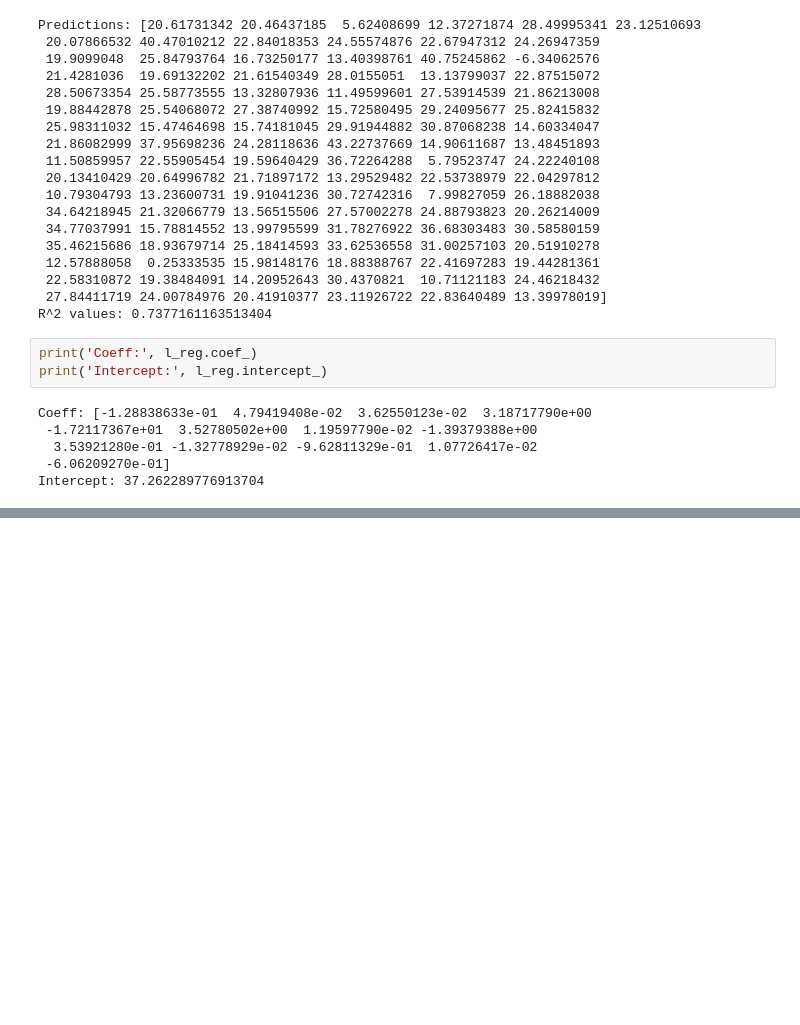
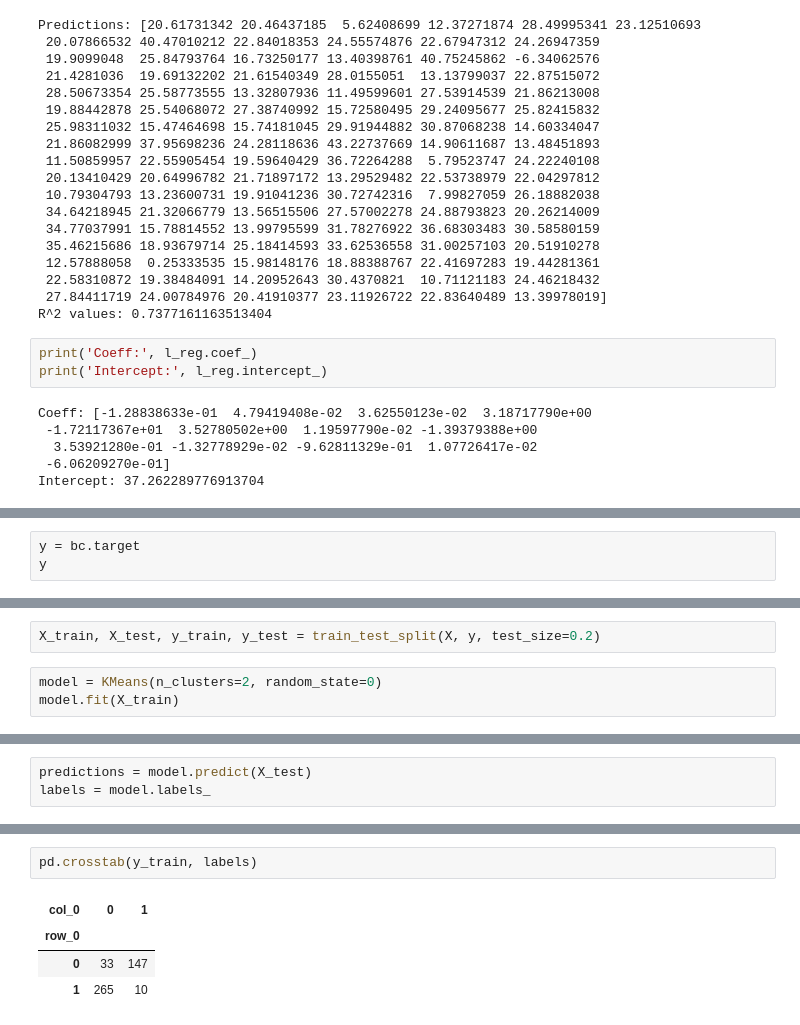
Before and after one commit to AravTewari/dataScienceTutorial, a Jupyter notebook: Scikit Learn/Iris.ipynb, the cells around one changed output, grey strips where cells are left out. Cells and saved outputs as stored; diff of their text form; blank space fills up the shorter version.

```diff
--- a/Scikit Learn/Iris.ipynb
+++ b/Scikit Learn/Iris.ipynb
@@ -304,0 +346,3 @@ Intercept: 37.262289776913704
+# %%
+y = bc.target
+y
@@ -304,0 +367,5 @@ Intercept: 37.262289776913704
+# %%
+X_train, X_test, y_train, y_test = train_test_split(X, y, test_size=0.2)
+# %%
+model = KMeans(n_clusters=2, random_state=0)
+model.fit(X_train)
@@ -304,0 +374,3 @@ Intercept: 37.262289776913704
+# %%
+predictions = model.predict(X_test)
+labels = model.labels_
@@ -304,0 +400,7 @@ Intercept: 37.262289776913704
+# %%
+pd.crosstab(y_train, labels)
+# %% [output]
+| col_0 | 0 | 1 |
+| row_0 |  |  |
+| 0 | 33 | 147 |
+| 1 | 265 | 10 |
```
Also changed, not shown: parts of 7 cells of this notebook.
